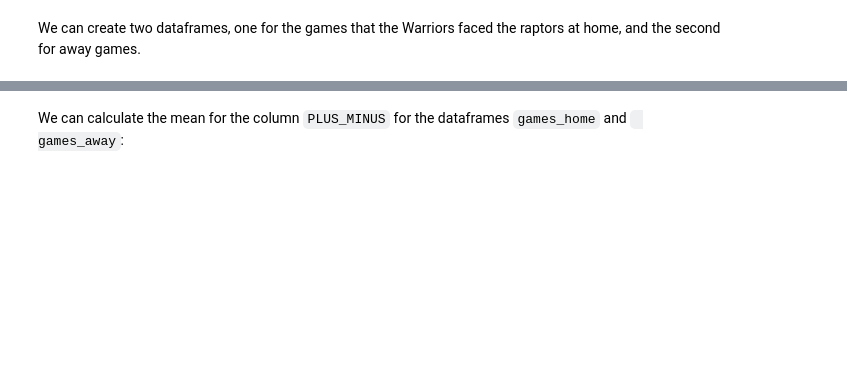
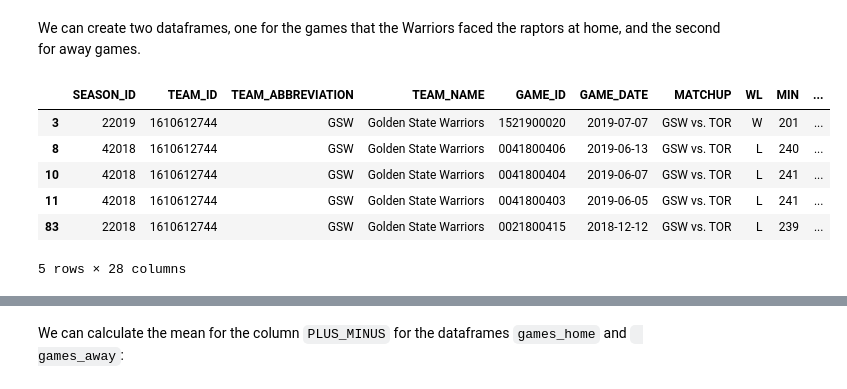
Before and after one commit to honhanbao/Python-Tutorials, a Jupyter notebook: APIs and Webscraping/Simple APIs/PY0101EN-5.1_Intro_API.ipynb, the cells around one changed output, grey strips where cells are left out. Saved outputs shown, nothing was run; the diff lists cells and outputs as text; code cells hidden in the pictures; blank space fills up the shorter version.

```diff
--- a/APIs and Webscraping/Simple APIs/PY0101EN-5.1_Intro_API.ipynb
+++ b/APIs and Webscraping/Simple APIs/PY0101EN-5.1_Intro_API.ipynb
@@ -189,3 +253,13 @@ We can create two dataframes, one for the games that the Warriors faced the rapt
 # %%
 games_home=games[games['MATCHUP']=='GSW vs. TOR']
 games_away=games[games['MATCHUP']=='GSW @ TOR']
+# %%
+games_home.head()
+# %% [output]
+|  | SEASON_ID | TEAM_ID | TEAM_ABBREVIATION | TEAM_NAME | GAME_ID | GAME_DATE | MATCHUP | WL | MIN | ... |
+| 3 | 22019 | 1610612744 | GSW | Golden State Warriors | 1521900020 | 2019-07-07 | GSW vs. TOR | W | 201 | ... |
+| 8 | 42018 | 1610612744 | GSW | Golden State Warriors | 0041800406 | 2019-06-13 | GSW vs. TOR | L | 240 | ... |
+| 10 | 42018 | 1610612744 | GSW | Golden State Warriors | 0041800404 | 2019-06-07 | GSW vs. TOR | L | 241 | ... |
+| 11 | 42018 | 1610612744 | GSW | Golden State Warriors | 0041800403 | 2019-06-05 | GSW vs. TOR | L | 241 | ... |
+| 83 | 22018 | 1610612744 | GSW | Golden State Warriors | 0021800415 | 2018-12-12 | GSW vs. TOR | L | 239 | ... |
+5 rows × 28 columns
```
Also changed, not shown: parts of 17 cells of this notebook, 7 other files.
